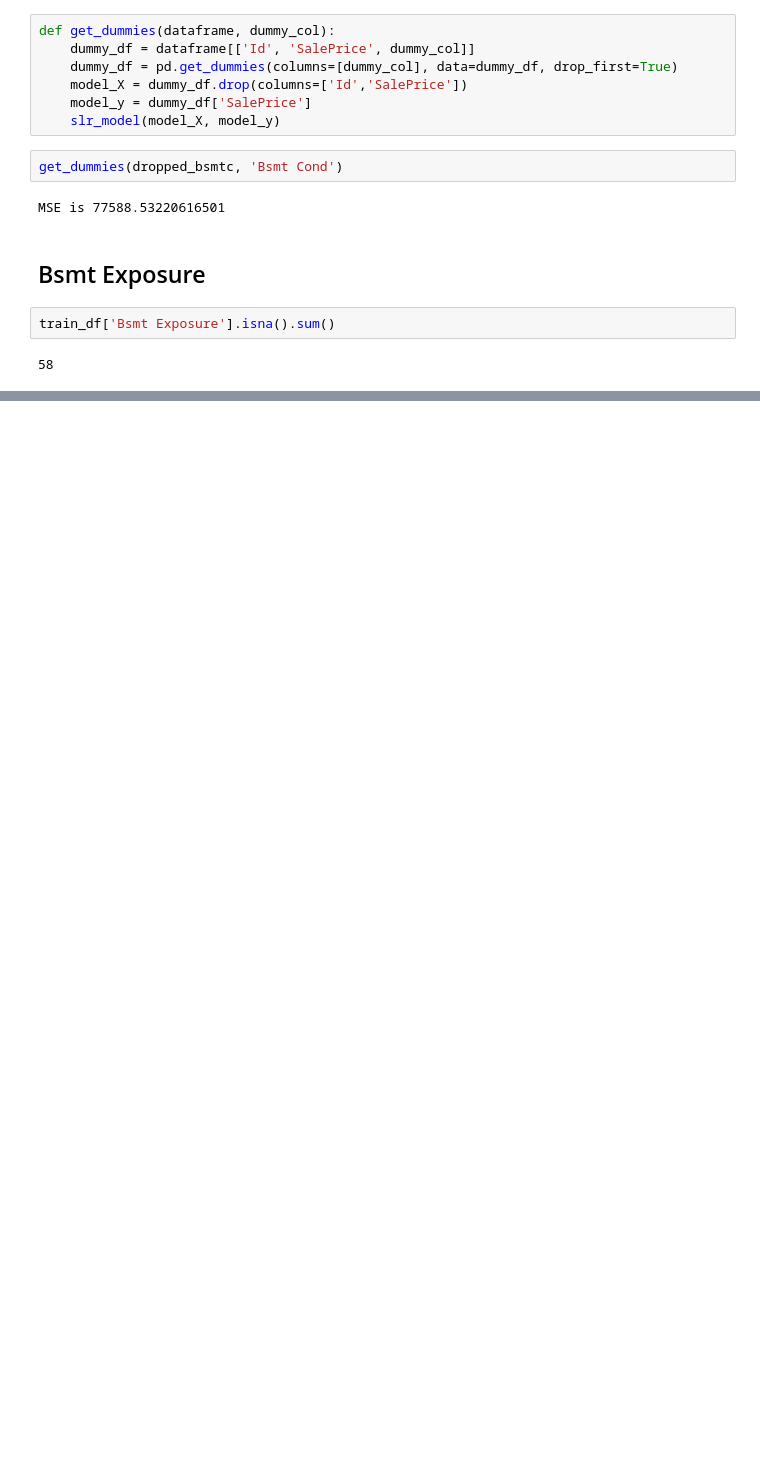
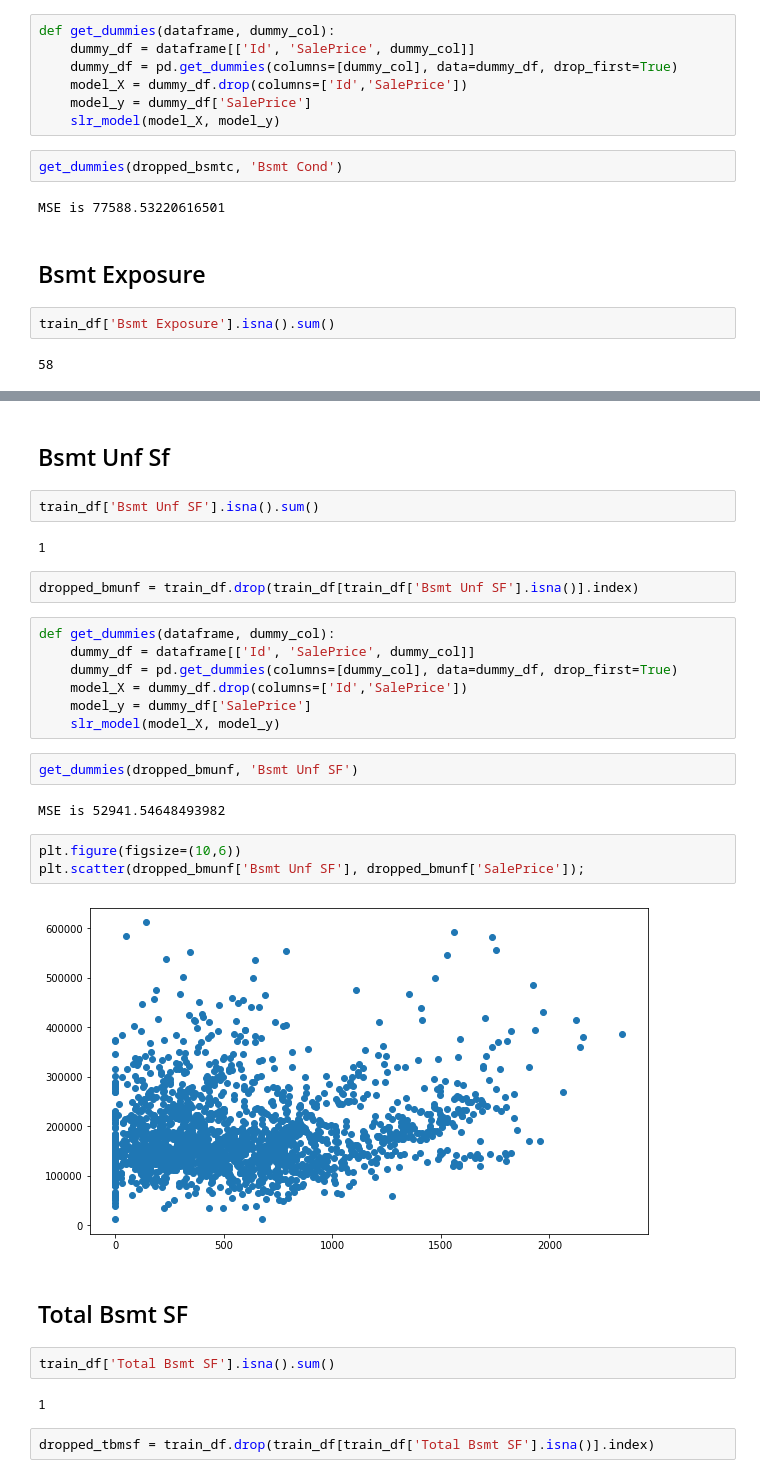
Before and after one commit to amcurley/GA_projects, a Jupyter notebook: Projects/project_2-master/Project_Cleaning.ipynb, the cells around one changed output, grey strips where cells are left out. Drawn from its saved outputs; the diff is of its cells as text; blank space fills up the shorter version.

```diff
--- a/Projects/project_2-master/Project_Cleaning.ipynb
+++ b/Projects/project_2-master/Project_Cleaning.ipynb
@@ -983,0 +1078,32 @@ train_df['Bsmt Exposure'].isna().sum()
+# %% [markdown]
+## Bsmt Unf Sf
+# %%
+train_df['Bsmt Unf SF'].isna().sum()
+# %% [output]
+1
+# %%
+dropped_bmunf = train_df.drop(train_df[train_df['Bsmt Unf SF'].isna()].index)
+# %%
+def get_dummies(dataframe, dummy_col):
+    dummy_df = dataframe[['Id', 'SalePrice', dummy_col]]
+    dummy_df = pd.get_dummies(columns=[dummy_col], data=dummy_df, drop_first=True)
+    model_X = dummy_df.drop(columns=['Id','SalePrice'])
+    model_y = dummy_df['SalePrice']
+    slr_model(model_X, model_y)
+# %%
+get_dummies(dropped_bmunf, 'Bsmt Unf SF')
+# %% [output]
+MSE is 52941.54648493982
+# %%
+plt.figure(figsize=(10,6))
+plt.scatter(dropped_bmunf['Bsmt Unf SF'], dropped_bmunf['SalePrice']);
+# %% [output]
+[figure, added]
+# %% [markdown]
+## Total Bsmt SF
+# %%
+train_df['Total Bsmt SF'].isna().sum()
+# %% [output]
+1
+# %%
+dropped_tbmsf = train_df.drop(train_df[train_df['Total Bsmt SF'].isna()].index)
```
Also changed, not shown: parts of 36 cells of this notebook.
